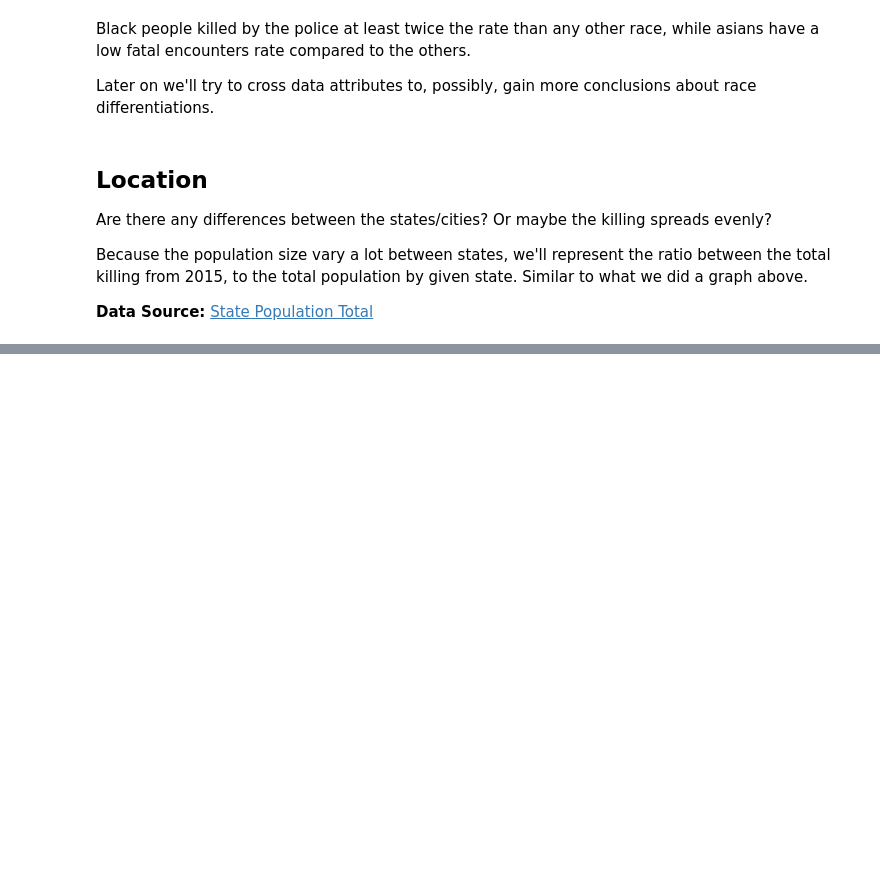
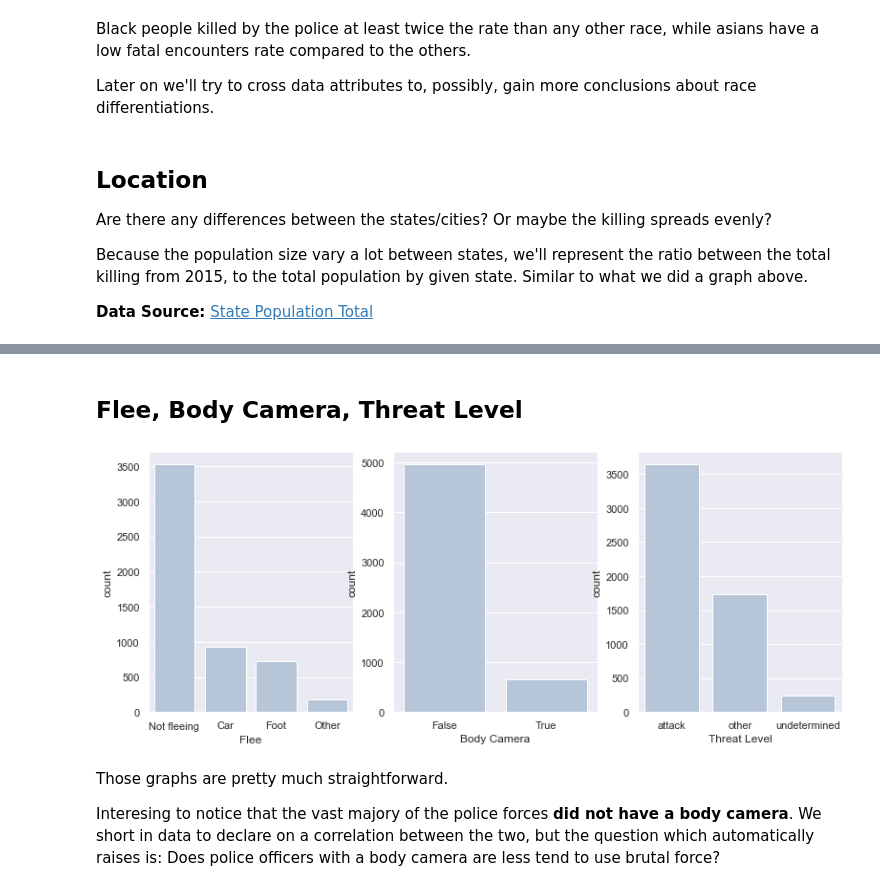
Before and after one commit to SagiPolaczek/Police_Shooting_Analysis, a Jupyter notebook: fps.ipynb, the cells around one changed output, grey strips where cells are left out. Saved outputs shown, nothing was run; the diff lists cells and outputs as text; code cells hidden in the pictures; blank space fills up the shorter version.

```diff
--- a/fps.ipynb
+++ b/fps.ipynb
@@ -323,0 +347,14 @@ ax_state_per_million = sns.barplot(y=state_ratio_kp.index, x=state_ratio_kp.valu
+# %% [markdown]
+## Flee, Body Camera, Threat Level
+# %%
+# Plotting the graphs
+fig, axs = plt.subplots(ncols=3, figsize=(13,5))
+ax3 = sns.countplot(fps_data['flee'], ax=axs[0], color='lightsteelblue').set_xlabel('Flee')
+ax4 = sns.countplot(fps_data['body_camera'], ax=axs[1], color='lightsteelblue').set_xlabel('Body Camera')
+ax5 = sns.countplot(fps_data['threat_level'], ax=axs[2], color='lightsteelblue').set_xlabel('Threat Level')
+# %% [output]
+[figure, added]
+# %% [markdown]
+Those graphs are pretty much straightforward.
+
+Interesing to notice that the vast majory of the police forces **did not have a body camera**. We short in data to declare on a correlation between the two, but the question which automatically raises is: Does police officers with a body camera are less tend to use brutal force?
```
Also changed, not shown: parts of 6 cells of this notebook.
